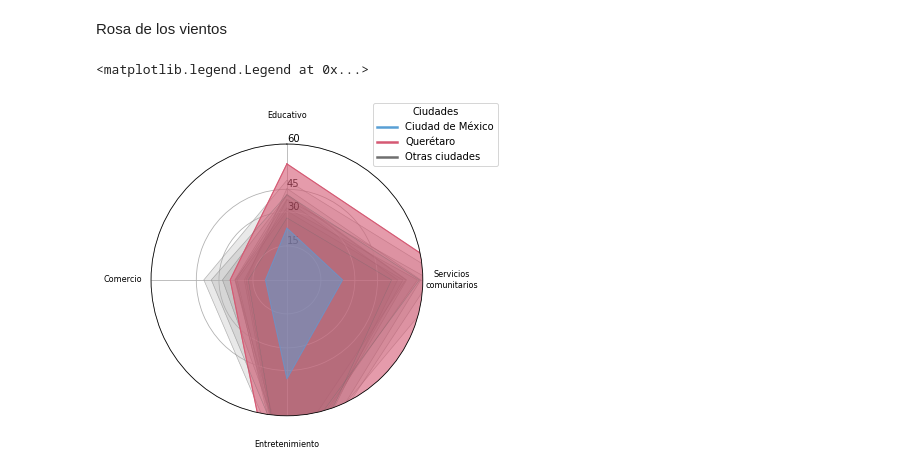
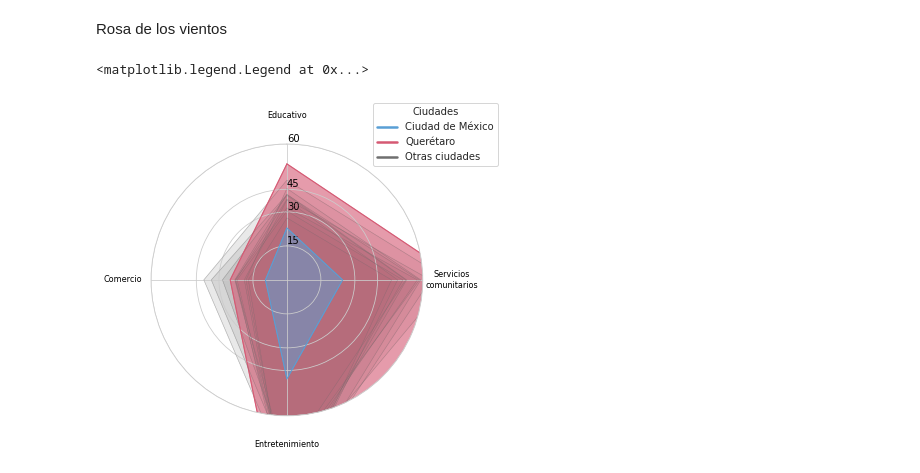
Before and after one commit to Observatorio-Ciudades/accesibilidad-urbana, a Jupyter notebook: notebooks/15_min_city/14-General-data-analysis.ipynb, the cells around one changed output. Saved outputs shown, nothing was run; the diff lists cells and outputs as text; code cells hidden in the pictures.

```diff
--- a/notebooks/15_min_city/14-General-data-analysis.ipynb
+++ b/notebooks/15_min_city/14-General-data-analysis.ipynb
@@ -29,3 +29,5 @@ module_path = os.path.abspath(os.path.join('../../'))
 if module_path not in sys.path:
     sys.path.append(module_path)
     import aup
+# %%
+sns.set_style("whitegrid")
@@ -412,27 +416,27 @@ def wrap_labels(ax, width, rotation, break_long_words=False):
 # %%
 plt.figure()
 for i in range(len(df)):
     if df.index[i] == 'Ciudad de México':
         color = '#599fd5'
         make_spider(row=i, df = df,title ='Ciudad' ,
-                    color = color, alpha=0.5, linewidth=1, zorder=3)
+                    color = color, alpha=0.5, linewidth=1, zorder=-1)
         # plt.legend([Line2D([0], [0], color=color, lw=4)], [df.index[i]])
     elif df.index[i] == 'Querétaro':
         color = '#d55973'
         make_spider(row=i, df = df,title ='Ciudad' ,
-                    color = color, alpha=0.6, linewidth=1, zorder=2)
+                    color = color, alpha=0.6, linewidth=1, zorder=-2)
         # plt.legend([Line2D([0], [0], color=color, lw=4)], [df.index[i]])
     else:
         color = '#6f6f6f'
         make_spider(row=i, df = df,title ='Ciudad' ,
-                    color = color, alpha=0.15, linewidth=0.2, zorder=1)
+                    color = color, alpha=0.15, linewidth=0.2, zorder=-3)
 
 color_lines = [Line2D([0], [0], color='#599fd5', lw=2.5),
               Line2D([0], [0], color='#d55973', lw=2.5),
               Line2D([0], [0], color='#6f6f6f', lw=2.5)]
 # ax.legend([], [df.index[row]])
 plt.legend(color_lines, ['Ciudad de México', 'Querétaro', 'Otras ciudades'],
           bbox_to_anchor=(0.8,0.9),title='Ciudades',)
 # %% [output]
 <matplotlib.legend.Legend at 0x...>
-[figure, old version]
+[figure, new version]
```
Also changed, not shown: parts of 7 cells of this notebook.
